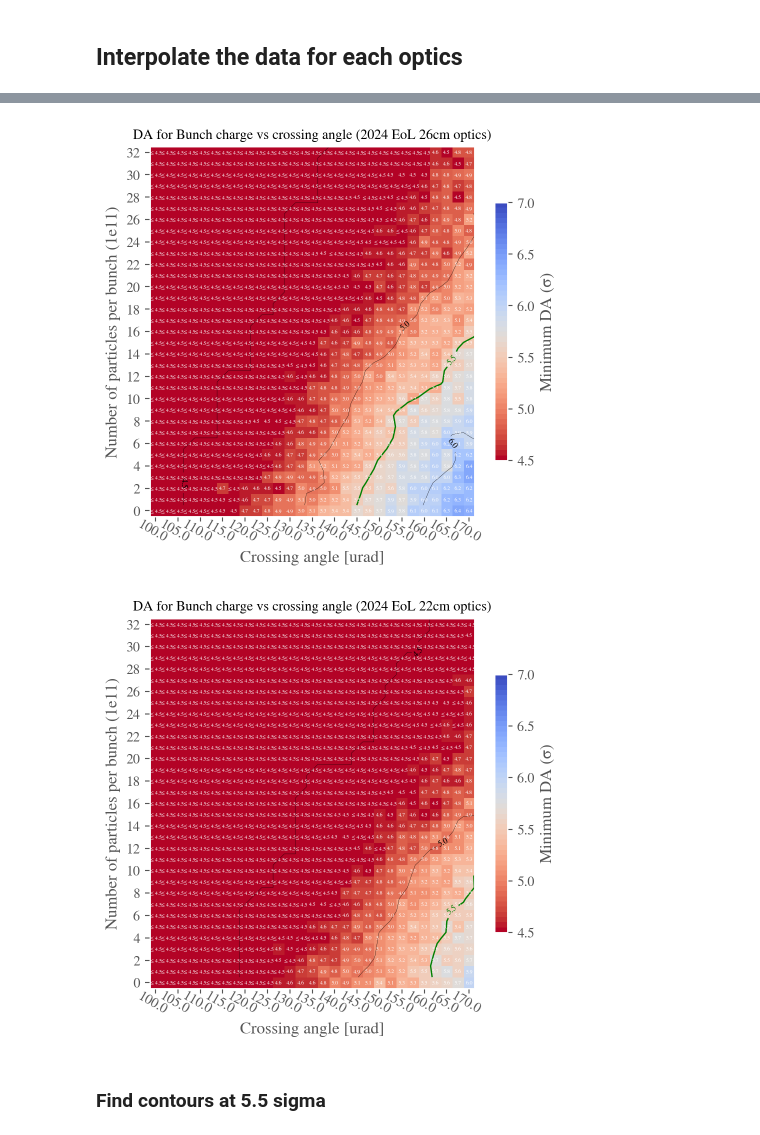
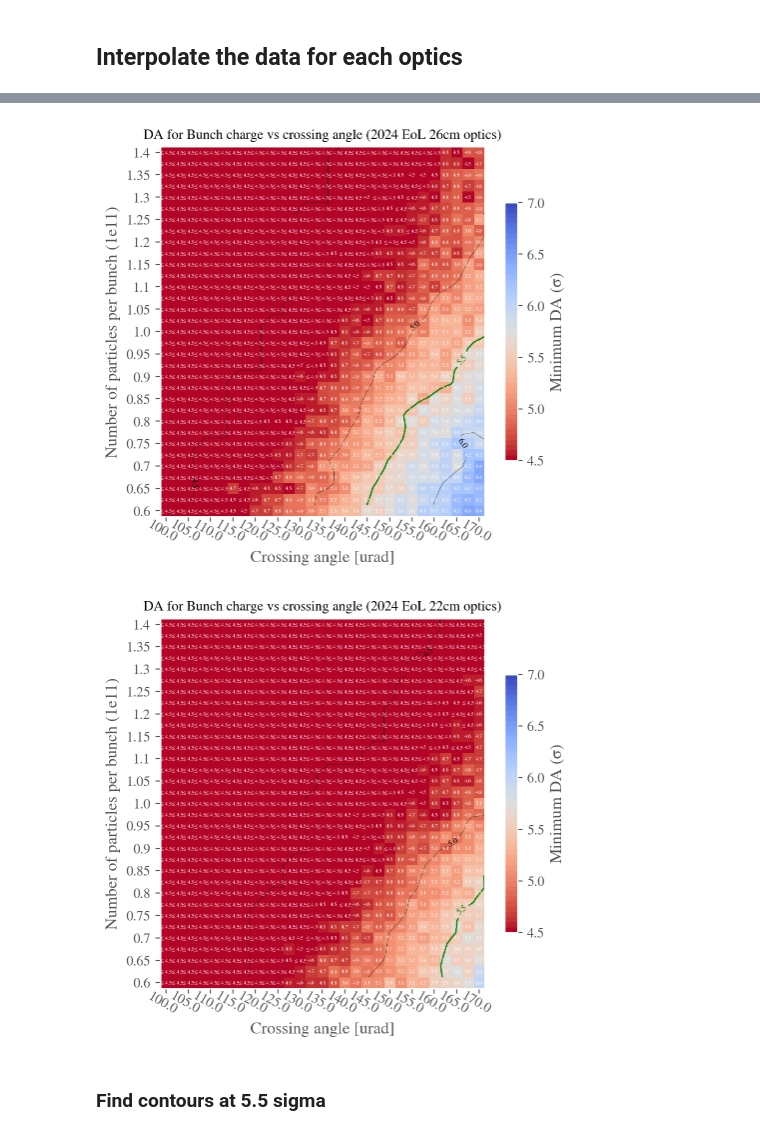
Before and after one commit to ColasDroin/DA_study_boilerplate, a Jupyter notebook: master_study/analysis/nb_angle_scan/nb_angle_scan.ipynb, the cells around one changed output, grey strips where cells are left out. Cells and saved outputs as stored; diff of their text form; code cells hidden in the pictures.

```diff
--- a/master_study/analysis/nb_angle_scan/nb_angle_scan.ipynb
+++ b/master_study/analysis/nb_angle_scan/nb_angle_scan.ipynb
@@ -286,36 +286,36 @@ y1 = yy[~array.mask]
 newarr = array[~array.mask]
 interpolated_grid = interpolate.griddata((x1, y1), newarr.ravel(), (xx, yy), method='cubic')
 interpolate_df_26cm = pd.DataFrame(interpolated_grid.T).interpolate(axis = 1)
-interpolate_df_26cm.inde = df_26_cm.index
+interpolate_df_26cm.index = df_26_cm.index
 interpolate_df_26cm.columns = df_26_cm.columns
 
 conf_mad = analysis_functions.load_config(CONF_MAD_PATH)['config_mad']
 conf_collider = analysis_functions.load_config(CONF_COLLIDER_PATH)["config_collider"]
 analysis_functions.plot_heatmap(
     interpolate_df_26cm,
     '26cm_interpolated',
     link=None,
     plot_contours=True,
     conf_mad=conf_mad,
     conf_collider=conf_collider,
     type_crossing="flatvh",
     betx=0.3,
     bety=0.3,
     Nb = False,
     green_contour = 5.5,
     extended_diagonal=False,
     symmetric=False,
     mask_lower_triangle=False,
     xlabel="Crossing angle [urad]",
     ylabel="Number of particles per bunch (1e11)",
     vmin = 4.5,
     vmax = 7.,
     plot_diagonal_lines= False,
     xaxis_ticks_on_top=False,
     title="DA for Bunch charge vs crossing angle (2024 EoL 26cm optics)"
 )
 # %% [output]
-[figure, old version]
+[figure, new version]
 # %%
 x = df_22_cm.index
 y = df_22_cm.columns
@@ -327,7 +327,7 @@ y1 = yy[~array.mask]
 newarr = array[~array.mask]
 interpolated_grid = interpolate.griddata((x1, y1), newarr.ravel(), (xx, yy), method='cubic')
 interpolate_df_22cm = pd.DataFrame(interpolated_grid.T).interpolate(axis = 1)
-interpolate_df_22cm.inde = df_22_cm.index
+interpolate_df_22cm.index = df_22_cm.index
 interpolate_df_22cm.columns = df_22_cm.columns
 
 conf_mad = analysis_functions.load_config(CONF_MAD_PATH)['config_mad']
@@ -356,7 +356,7 @@ analysis_functions.plot_heatmap(
     title="DA for Bunch charge vs crossing angle (2024 EoL 22cm optics)"
 )
 # %% [output]
-[figure, old version]
+[figure, new version]
 # %% [markdown]
 ### Find contours at 5.5 sigma
 # %%
```
Also changed, not shown: parts of 5 cells of this notebook, 15 other files.
